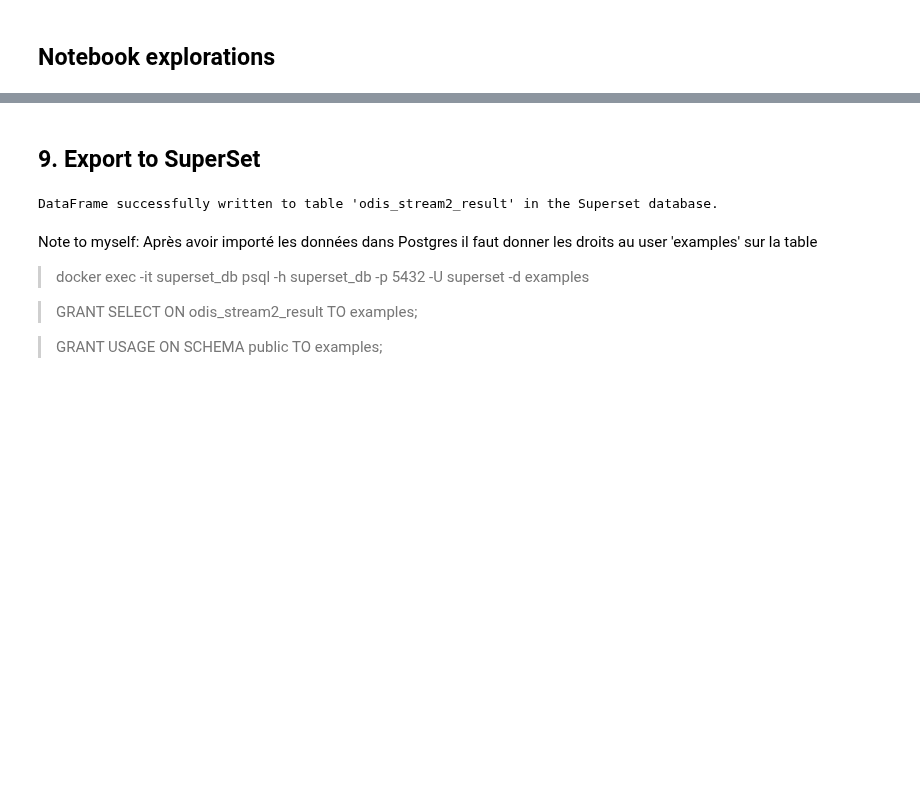
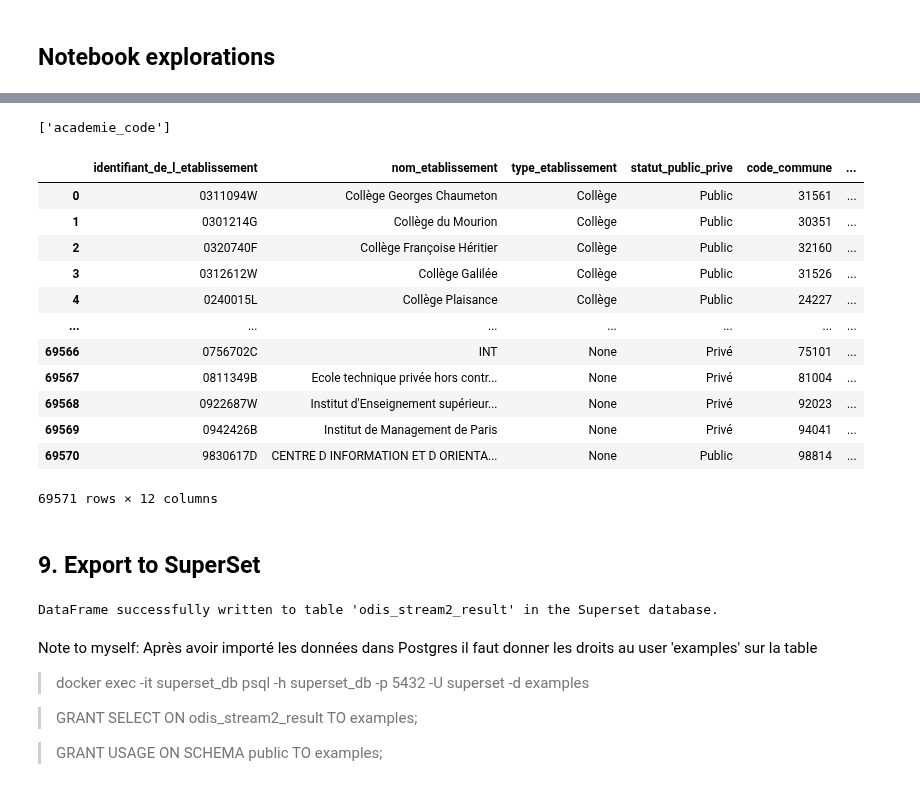
Before and after one commit to dataforgoodfr/13_odis, a Jupyter notebook: eda/notebooks/jacques-scoring.ipynb, the cells around one changed output, grey strips where cells are left out. Drawn from its saved outputs; the diff is of its cells as text; code cells hidden in the pictures; blank space fills up the shorter version.

```diff
--- a/eda/notebooks/jacques-scoring.ipynb
+++ b/eda/notebooks/jacques-scoring.ipynb
@@ -39,6 +39,10 @@ codfap_index = pd.read_csv('../csv/dares_nomenclature_fap2021.csv', delimiter=';
 # Later we need the code formation <-> Formation Name used to classify trainings
 # source: https://www.data.gouv.fr/fr/datasets/liste-publique-des-organismes-de-formation-l-6351-7-1-du-code-du-travail/
 codformations_index = pd.read_csv('../csv/index_formations.csv').set_index('codformation')
+
+# Etablissements scolaires
+annuaire_ecoles = pd.read_parquet('../csv/annuaire_ecoles_france_mini.parquet')
+annuaire_ecoles.geometry = annuaire_ecoles.geometry.apply(shp.from_wkb)
 # %% [markdown]
 ## 2. Criterias Scoring for each commune
 # %%
@@ -604,3 +469,23 @@ dict['toto'] = 'value_toto'
+# %%
+print([col for col in odis_search_best.columns if 'acad' in col])
+# %% [output]
+['academie_code']
+# %%
+annuaire_ecoles
+# %% [output]
+|  | identifiant_de_l_etablissement | nom_etablissement | type_etablissement | statut_public_prive | code_commune | ... |
+| 0 | 0311094W | Collège Georges Chaumeton | Collège | Public | 31561 | ... |
+| 1 | 0301214G | Collège du Mourion | Collège | Public | 30351 | ... |
+| 2 | 0320740F | Collège Françoise Héritier | Collège | Public | 32160 | ... |
+| 3 | 0312612W | Collège Galilée | Collège | Public | 31526 | ... |
+| 4 | 0240015L | Collège Plaisance | Collège | Public | 24227 | ... |
+| ... | ... | ... | ... | ... | ... | ... |
+| 69566 | 0756702C | INT | None | Privé | 75101 | ... |
+| 69567 | 0811349B | Ecole technique privée hors contr... | None | Privé | 81004 | ... |
+| 69568 | 0922687W | Institut d'Enseignement supérieur... | None | Privé | 92023 | ... |
+| 69569 | 0942426B | Institut de Management de Paris | None | Privé | 94041 | ... |
+| 69570 | 9830617D | CENTRE D INFORMATION ET D ORIENTA... | None | Public | 98814 | ... |
+69571 rows × 12 columns
 # %% [markdown]
 ## 9. Export to SuperSet
 # %%
```
Also changed, not shown: parts of 14 cells of this notebook, 5 other files.
